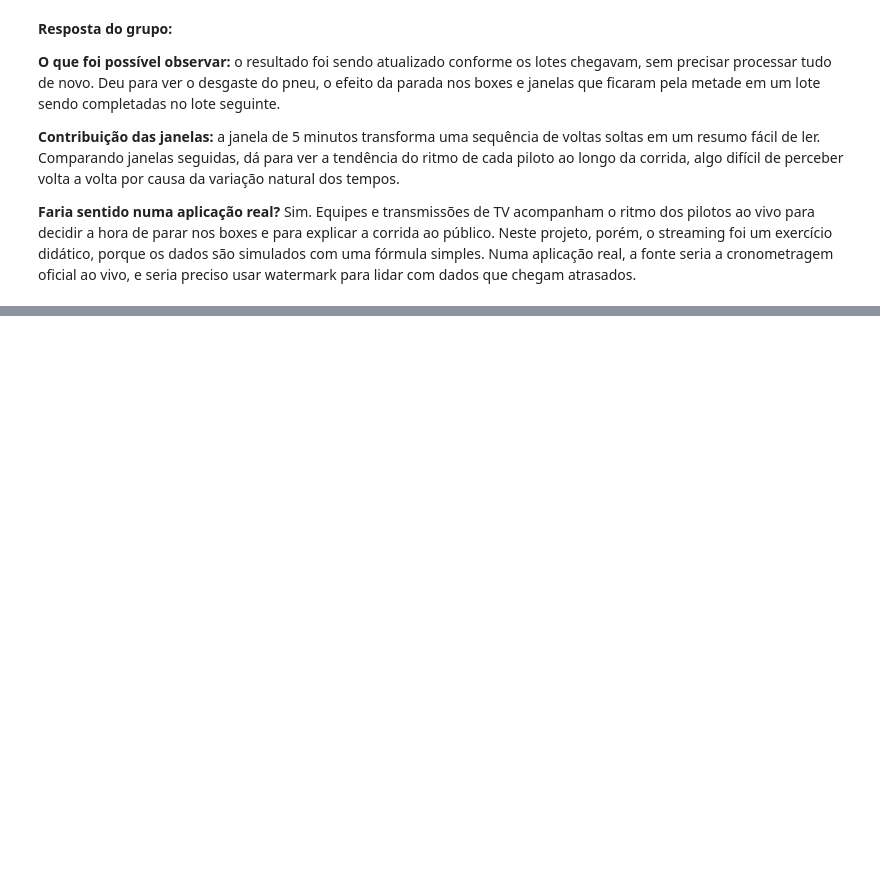
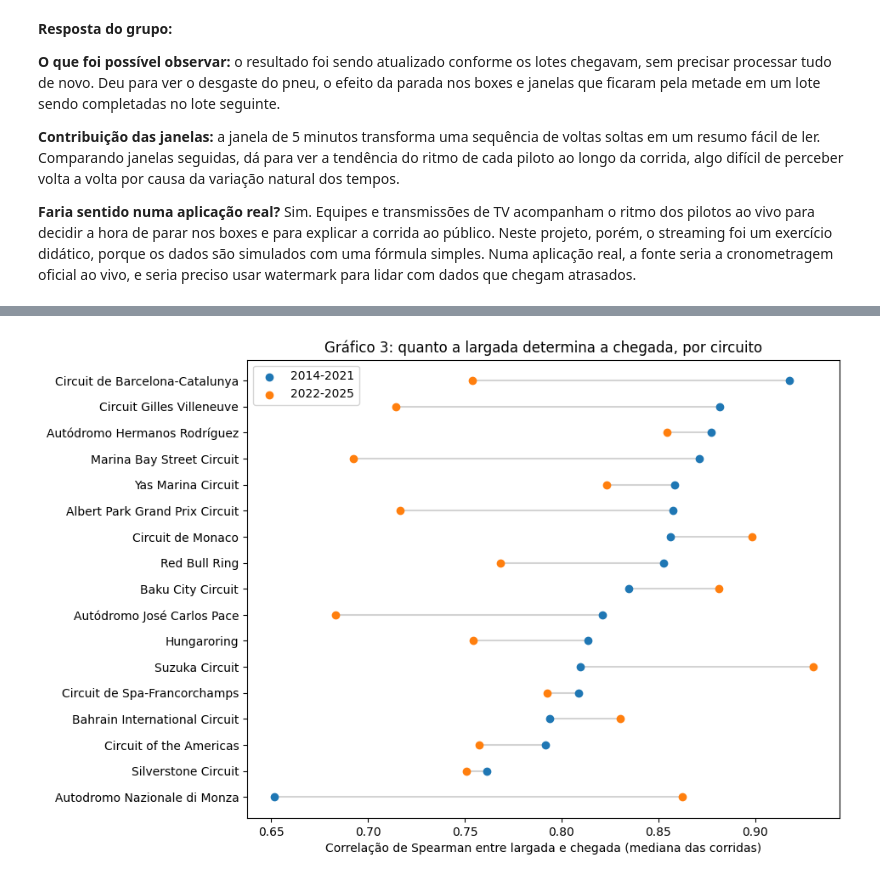
Before and after one commit to ZhouKaShen/Data-Analytics, a Jupyter notebook: notebooks/pjbl_f1.ipynb, the cells around one changed output, grey strips where cells are left out. Saved outputs shown, nothing was run; the diff lists cells and outputs as text; code cells hidden in the pictures; blank space fills up the shorter version.

```diff
--- a/notebooks/pjbl_f1.ipynb
+++ b/notebooks/pjbl_f1.ipynb
@@ -1683,0 +1901,9 @@ Na última resposta, o grupo pode reconhecer que o streaming foi utilizado apena
+# %%
+# 15.1 Correlação de Spearman em cada corrida
+def spearman_corrida(corrida):
+    return corrida["grid"].corr(corrida["positionOrder"], method="spearman")
+
+validos = res[conta_valida]
+p1 = validos.groupby(["raceId", "circuito", "periodo"])[["grid", "positionOrder"]].apply(spearman_corrida)
+p1 = p1.reset_index(name="spearman")
+p1.groupby("periodo")["spearman"].agg(["mean", "median", "count"]).round(3)
@@ -1683,0 +1930,8 @@ Na última resposta, o grupo pode reconhecer que o streaming foi utilizado apena
+# %%
+# 15.1 Mediana por circuito e período
+por_circuito = p1.groupby(["circuito", "periodo"])["spearman"].agg(["median", "count"]).reset_index()
+por_circuito = por_circuito[por_circuito["count"] >= 3]
+tabela_p1 = por_circuito.pivot(index="circuito", columns="periodo", values="median").dropna()
+tabela_p1["diferença"] = tabela_p1["2022-2025"] - tabela_p1["2014-2021"]
+print("Circuitos com pelo menos 3 corridas em cada período:", len(tabela_p1))
+tabela_p1.sort_values("2014-2021").round(3)
@@ -1683,0 +1959,15 @@ Na última resposta, o grupo pode reconhecer que o streaming foi utilizado apena
+# %%
+# 15.1 Gráfico 3: correlação por circuito, antes e depois de 2022
+tabela_grafico = tabela_p1.sort_values("2014-2021")
+linhas = np.arange(len(tabela_grafico))
+fig, ax = plt.subplots(figsize=(9, 7))
+ax.hlines(linhas, tabela_grafico["2014-2021"], tabela_grafico["2022-2025"], color="lightgray")
+for periodo, cor in CORES.items():
+    ax.scatter(tabela_grafico[periodo], linhas, color=cor, label=periodo, zorder=3)
+ax.set_yticks(linhas, tabela_grafico.index)
+ax.set_title("Gráfico 3: quanto a largada determina a chegada, por circuito")
+ax.set_xlabel("Correlação de Spearman entre largada e chegada (mediana das corridas)")
+ax.legend()
+plt.show()
+# %% [output]
+[figure, added]
```
Also changed, not shown: parts of 92 cells of this notebook, 2 other files.
